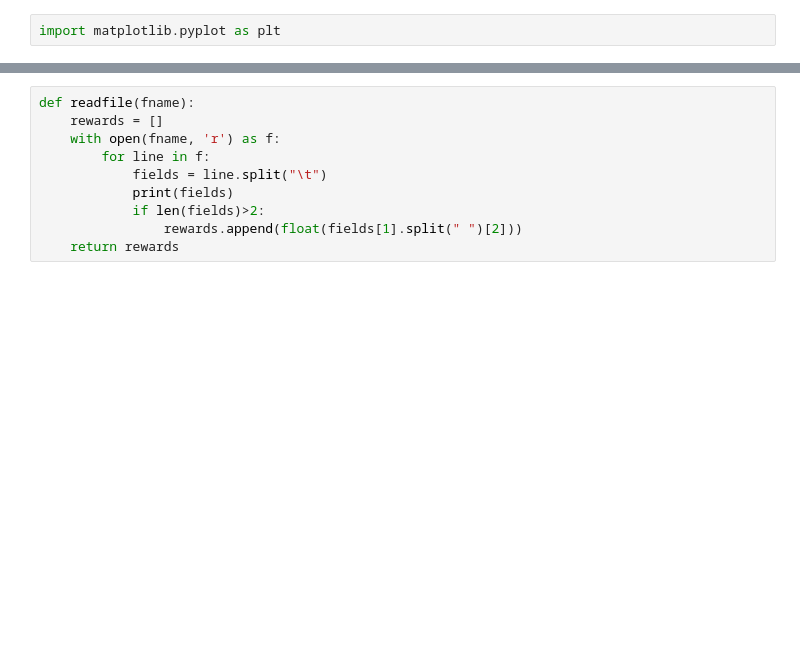
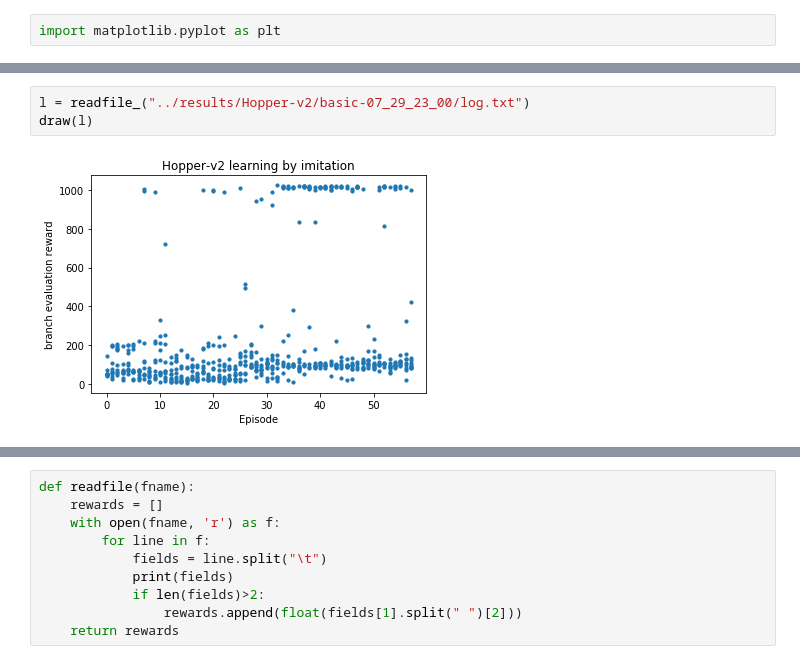
Before and after one commit to yuqian222/constraint_optimization, a Jupyter notebook: notebooks/viz.ipynb, the cells around one changed output, grey strips where cells are left out. Drawn from its saved outputs; the diff is of its cells as text; blank space fills up the shorter version.

```diff
--- a/notebooks/viz.ipynb
+++ b/notebooks/viz.ipynb
@@ -2,0 +48,5 @@ import matplotlib.pyplot as plt
+# %%
+l = readfile_("../results/Hopper-v2/basic-07_29_23_00/log.txt")
+draw(l)
+# %% [output]
+[figure, added]
```
Also changed, not shown: parts of 8 cells of this notebook, 8 other files.
